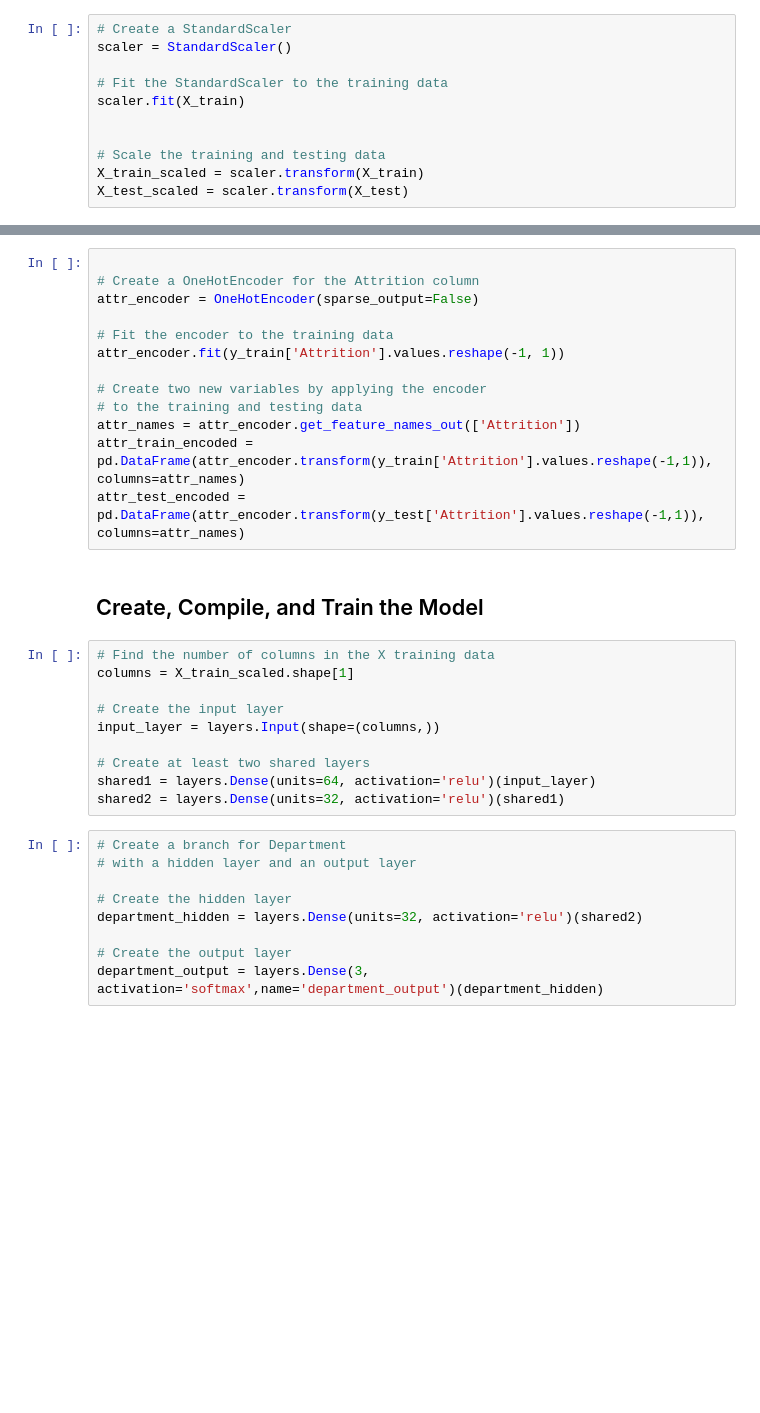
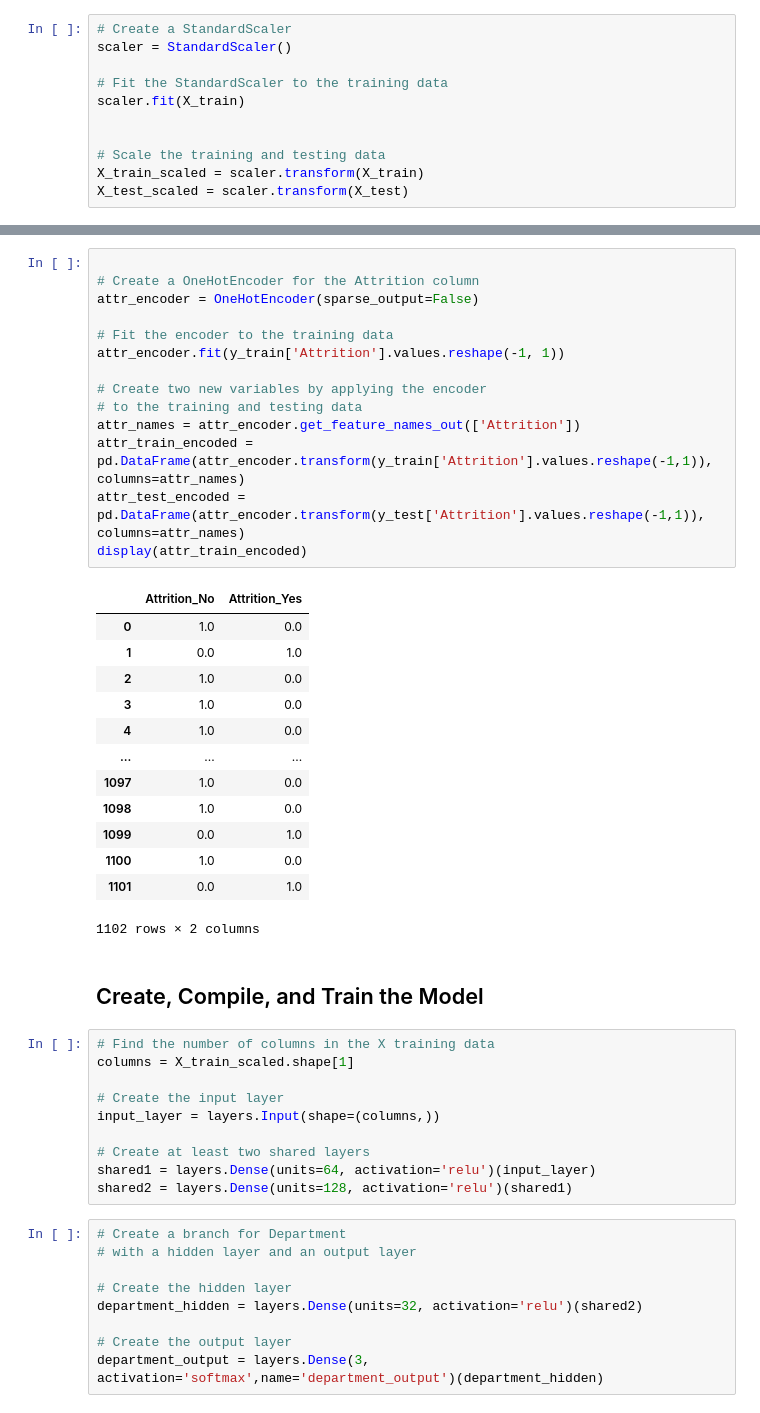
Before and after one commit to piiop/neural-network-challenge-2, a Jupyter notebook: attrition.ipynb, the cells around one changed output, grey strips where cells are left out. Cells and saved outputs as stored; diff of their text form; blank space fills up the shorter version.

```diff
--- a/attrition.ipynb
+++ b/attrition.ipynb
@@ -109,16 +125,31 @@ dept_test_encoded = pd.DataFrame(dept_encoder.transform(y_test['Department'].val
 # %%
 
 # Create a OneHotEncoder for the Attrition column
 attr_encoder = OneHotEncoder(sparse_output=False)
 
 # Fit the encoder to the training data
 attr_encoder.fit(y_train['Attrition'].values.reshape(-1, 1))
 
 # Create two new variables by applying the encoder
 # to the training and testing data
 attr_names = attr_encoder.get_feature_names_out(['Attrition'])
 attr_train_encoded = pd.DataFrame(attr_encoder.transform(y_train['Attrition'].values.reshape(-1,1)), columns=attr_names)
 attr_test_encoded = pd.DataFrame(attr_encoder.transform(y_test['Attrition'].values.reshape(-1,1)), columns=attr_names)
+display(attr_train_encoded)
+# %% [output]
+|  | Attrition_No | Attrition_Yes |
+| 0 | 1.0 | 0.0 |
+| 1 | 0.0 | 1.0 |
+| 2 | 1.0 | 0.0 |
+| 3 | 1.0 | 0.0 |
+| 4 | 1.0 | 0.0 |
+| ... | ... | ... |
+| 1097 | 1.0 | 0.0 |
+| 1098 | 1.0 | 0.0 |
+| 1099 | 0.0 | 1.0 |
+| 1100 | 1.0 | 0.0 |
+| 1101 | 0.0 | 1.0 |
+1102 rows × 2 columns
 # %% [markdown]
 ## Create, Compile, and Train the Model
 # %%
@@ -130,7 +161,7 @@ input_layer = layers.Input(shape=(columns,))
 
 # Create at least two shared layers
 shared1 = layers.Dense(units=64, activation='relu')(input_layer)
-shared2 = layers.Dense(units=32, activation='relu')(shared1)
+shared2 = layers.Dense(units=128, activation='relu')(shared1)
 # %%
 # Create a branch for Department
 # with a hidden layer and an output layer
```
Also changed, not shown: parts of 8 cells of this notebook.
